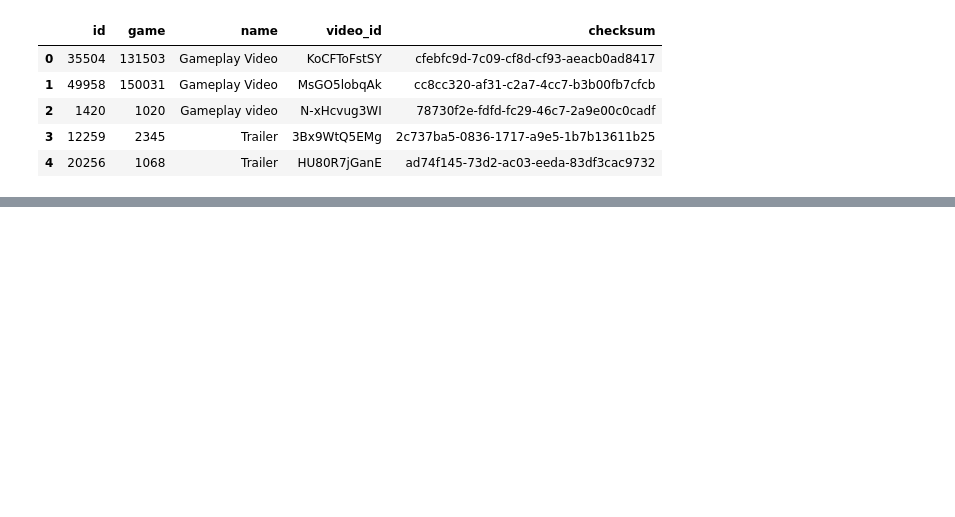
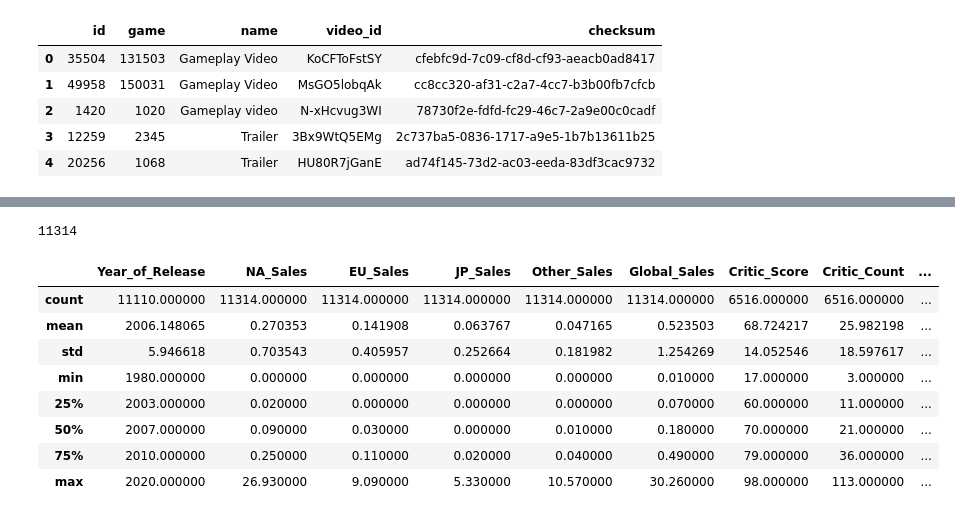
Before and after one commit to Voland24/Videogame-Price-prediction-via-ML, a Jupyter notebook: SIAP_Rezultati.ipynb, the cells around one changed output, grey strips where cells are left out. Cells and saved outputs as stored; diff of their text form; code cells hidden in the pictures; blank space fills up the shorter version.

```diff
--- a/SIAP_Rezultati.ipynb
+++ b/SIAP_Rezultati.ipynb
@@ -33,3 +141,6 @@ df_video_ids.head()
 | 2 | 1420 | 1020 | Gameplay video | N-xHcvug3WI | 78730f2e-fdfd-fc29-46c7-2a9e00c0cadf |
 | 3 | 12259 | 2345 | Trailer | 3Bx9WtQ5EMg | 2c737ba5-0836-1717-a9e5-1b7b13611b25 |
 | 4 | 20256 | 1068 | Trailer | HU80R7jGanE | ad74f145-73d2-ac03-eeda-83df3cac9732 |
+# %%
+df_games_igdb = df_games_igdb.drop_duplicates(subset=["name"], keep='first')
+len(df_games_igdb)
@@ -35,0 +149,4 @@ df_video_ids.head()
+# %%
+df_new_combined = pd.merge(df_newer_games, df_games_igdb, how = 'inner', left_on = "Name", right_on = "name")
+
+df_new_combined.info()
@@ -35,0 +171,16 @@ df_video_ids.head()
+# %%
+len(df_new_combined)
+# %% [output]
+11314
+# %%
+df_new_combined.describe()
+# %% [output]
+|  | Year_of_Release | NA_Sales | EU_Sales | JP_Sales | Other_Sales | Global_Sales | Critic_Score | Critic_Count | ... |
+| count | 11110.000000 | 11314.000000 | 11314.000000 | 11314.000000 | 11314.000000 | 11314.000000 | 6516.000000 | 6516.000000 | ... |
+| mean | 2006.148065 | 0.270353 | 0.141908 | 0.063767 | 0.047165 | 0.523503 | 68.724217 | 25.982198 | ... |
+| std | 5.946618 | 0.703543 | 0.405957 | 0.252664 | 0.181982 | 1.254269 | 14.052546 | 18.597617 | ... |
+| min | 1980.000000 | 0.000000 | 0.000000 | 0.000000 | 0.000000 | 0.010000 | 17.000000 | 3.000000 | ... |
+| 25% | 2003.000000 | 0.020000 | 0.000000 | 0.000000 | 0.000000 | 0.070000 | 60.000000 | 11.000000 | ... |
+| 50% | 2007.000000 | 0.090000 | 0.030000 | 0.000000 | 0.010000 | 0.180000 | 70.000000 | 21.000000 | ... |
+| 75% | 2010.000000 | 0.250000 | 0.110000 | 0.020000 | 0.040000 | 0.490000 | 79.000000 | 36.000000 | ... |
+| max | 2020.000000 | 26.930000 | 9.090000 | 5.330000 | 10.570000 | 30.260000 | 98.000000 | 113.000000 | ... |
```
Also changed, not shown: parts of 24 cells of this notebook.
